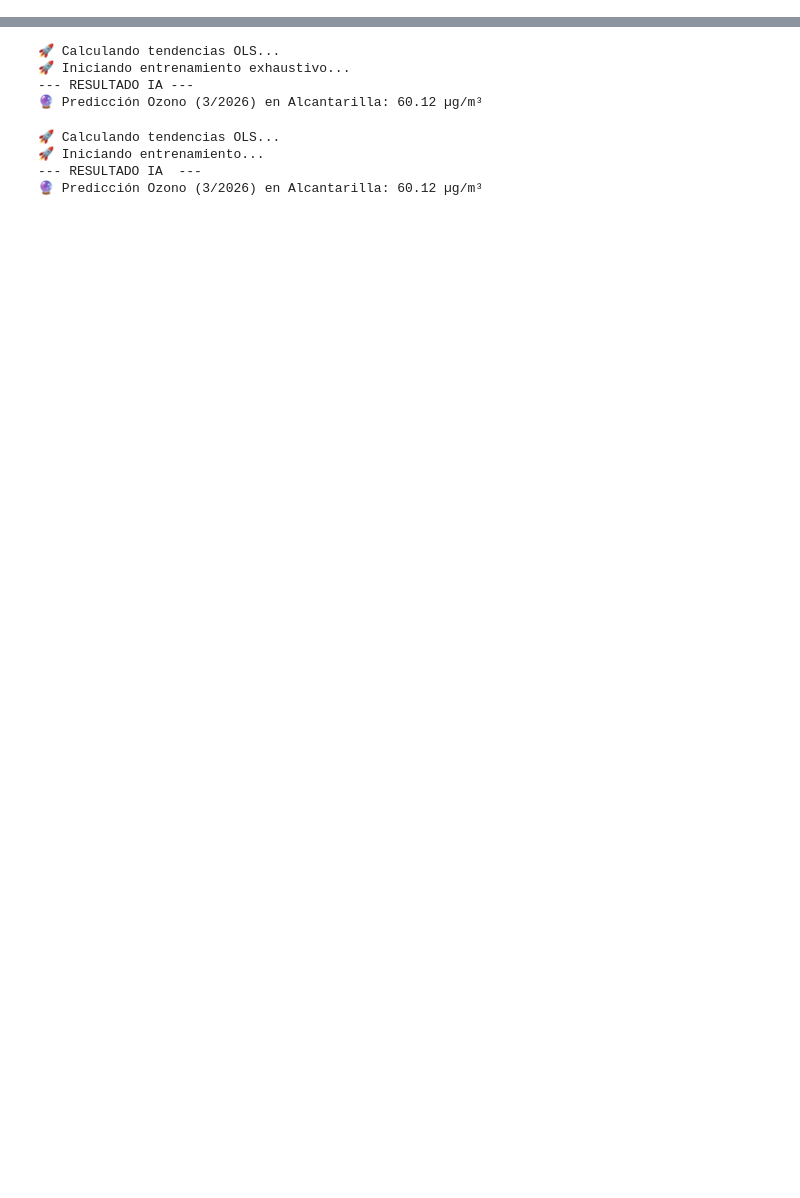
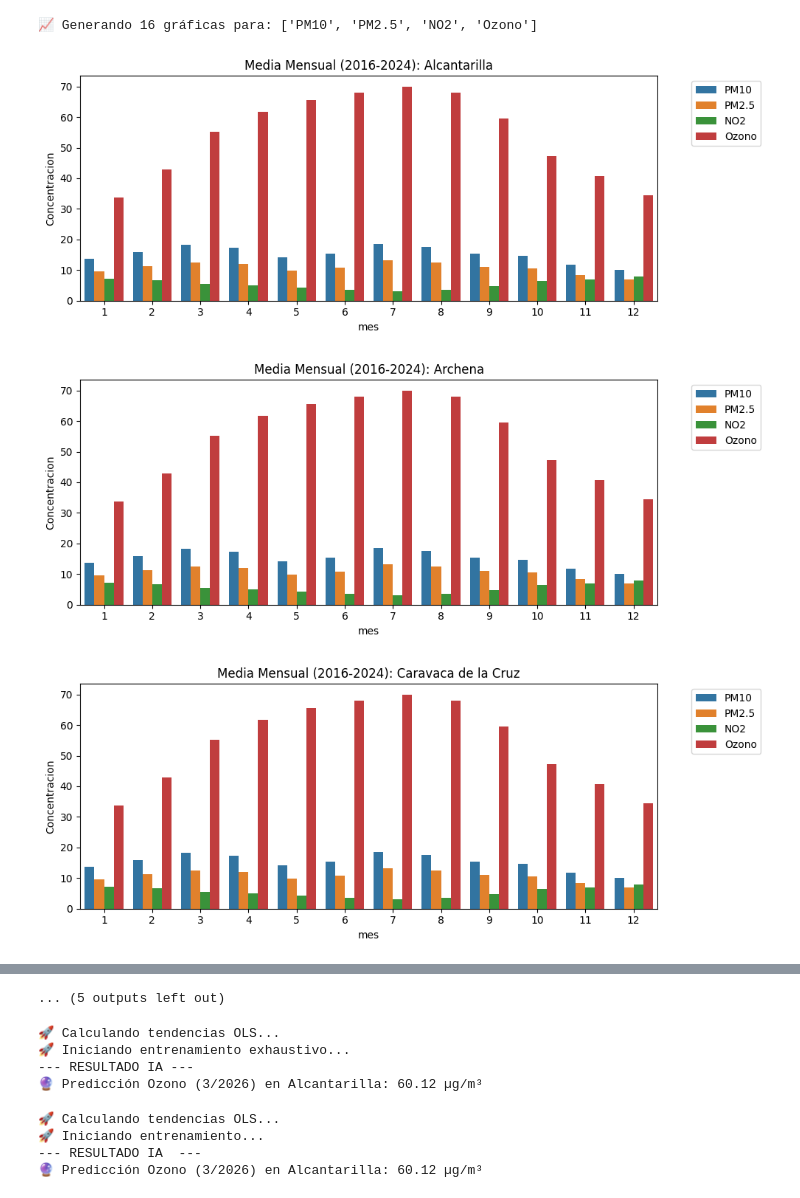
Before and after one commit to carrisian/del-big-data-al-modelo-predictivo, a Jupyter notebook: Analisis Multivariente mediante Redes LSTM.ipynb, the cells around one changed output, grey strips where cells are left out. Saved outputs shown, nothing was run; the diff lists cells and outputs as text; code cells hidden in the pictures; blank space fills up the shorter version.

```diff
--- a/Analisis Multivariente mediante Redes LSTM.ipynb
+++ b/Analisis Multivariente mediante Redes LSTM.ipynb
@@ -66,0 +3,75 @@ print("✅ Todos los gráficos generados.")
+# %%
+import pandas as pd
+import numpy as np
+import os, joblib, seaborn as sns
+import matplotlib.pyplot as plt
+import tensorflow as tf
+from scipy import stats
+from sklearn.preprocessing import StandardScaler
+from google.colab import drive
+
+# --- 1. CONFIGURACIÓN Y CARGA ---
+if not os.path.exists('/content/drive'): drive.mount('/content/drive')
+PATH_BASE = "/content/drive/MyDrive/TFM_Profesorado/"
+RUTA_OUTPUT = os.path.join(PATH_BASE, "Modelos_IA_Listos")
+
+df = pd.read_parquet(f"{PATH_BASE}Murcia_Dataset_Completo_Global_3H.parquet")
+df['time'] = pd.to_datetime(df['time'])
+df['anio'] = df['time'].dt.year
+df['mes'] = df['time'].dt.month
+features = ['PM10', 'PM2.5', 'NO2', 'Ozono', 'CO', 'SO2', 'Temp', 'Hum',
+            'Viento_Vel', 'Viento_Dir', 'Presion', 'Nubes', 'UV_Real',
+            'UV_Cielo_Despejado', 'Lluvia', 'Radiacion']
+
+# --- 2. FORMULARIO DE CHECKBOXES (Colab Nativo) ---
+#@markdown ### 📊 1.4: Selección de Variables para Análisis (2016-2024)
+PM10 = True #@param {type:"boolean"}
+PM2_5 = True #@param {type:"boolean"}
+NO2 = True #@param {type:"boolean"}
+Ozono = True #@param {type:"boolean"}
+CO = False #@param {type:"boolean"}
+SO2 = False #@param {type:"boolean"}
+Temp = False #@param {type:"boolean"}
+Hum = False #@param {type:"boolean"}
+Viento_Vel = False #@param {type:"boolean"}
+Viento_Dir = False #@param {type:"boolean"}
+Presion = False #@param {type:"boolean"}
+Nubes = False #@param {type:"boolean"}
+UV_Real = False #@param {type:"boolean"}
+UV_Cielo_Despejado = False #@param {type:"boolean"}
+Lluvia = False #@param {type:"boolean"}
+Radiacion = False #@param {type:"boolean"}
+
+seleccion = {
+    'PM10': PM10, 'PM2.5': PM2_5, 'NO2': NO2, 'Ozono': Ozono,
+    'CO': CO, 'SO2': SO2, 'Temp': Temp, 'Hum': Hum,
+    'Viento_Vel': Viento_Vel, 'Viento_Dir': Viento_Dir, 'Presion': Presion,
+    'Nubes': Nubes, 'UV_Real': UV_Real,
+    'UV_Cielo_Despejado': UV_Cielo_Despejado, 'Lluvia': Lluvia, 'Radiacion': Radiacion
+}
+vars_plot = [k for k, v in seleccion.items() if v]
+
+# --- 3. GENERADOR DE GRÁFICAS (Media Mensual 2016-2024) ---
+df_periodo = df[(df['anio'] >= 2016) & (df['anio'] <= 2024)].copy()
+estaciones = list(df_periodo['Estacion'].unique()) + ['GLOBAL']
+
+print(f"📈 Generando 16 gráficas para: {vars_plot}")
+
+for est in estaciones:
+    subset = df_periodo if est == 'GLOBAL' else df_periodo[df_periodo['Estacion'] == est]
+
+    # Media mensual agregada 2016-2024
+    resumen = subset.groupby('mes')[vars_plot].mean().reset_index()
+    resumen_melt = resumen.melt(id_vars='mes', var_name='Variable', value_name='Concentracion')
+
+    plt.figure(figsize=(10, 4))
+    sns.barplot(data=resumen_melt, x='mes', y='Concentracion', hue='Variable')
+    plt.title(f"Media Mensual (2016-2024): {est}")
+    plt.legend(bbox_to_anchor=(1.05, 1), loc='upper left')
+    plt.tight_layout()
+    plt.show()
+# %% [output]
+📈 Generando 16 gráficas para: ['PM10', 'PM2.5', 'NO2', 'Ozono']
+[figure, added]
+[figure, added]
+[figure, added]
@@ -67,3 +86,4 @@ print("✅ Todos los gráficos generados.")
+... (5 outputs left out)
 # %%
 import pandas as pd
 import numpy as np
```
Also changed, not shown: parts of 2 cells of this notebook.
